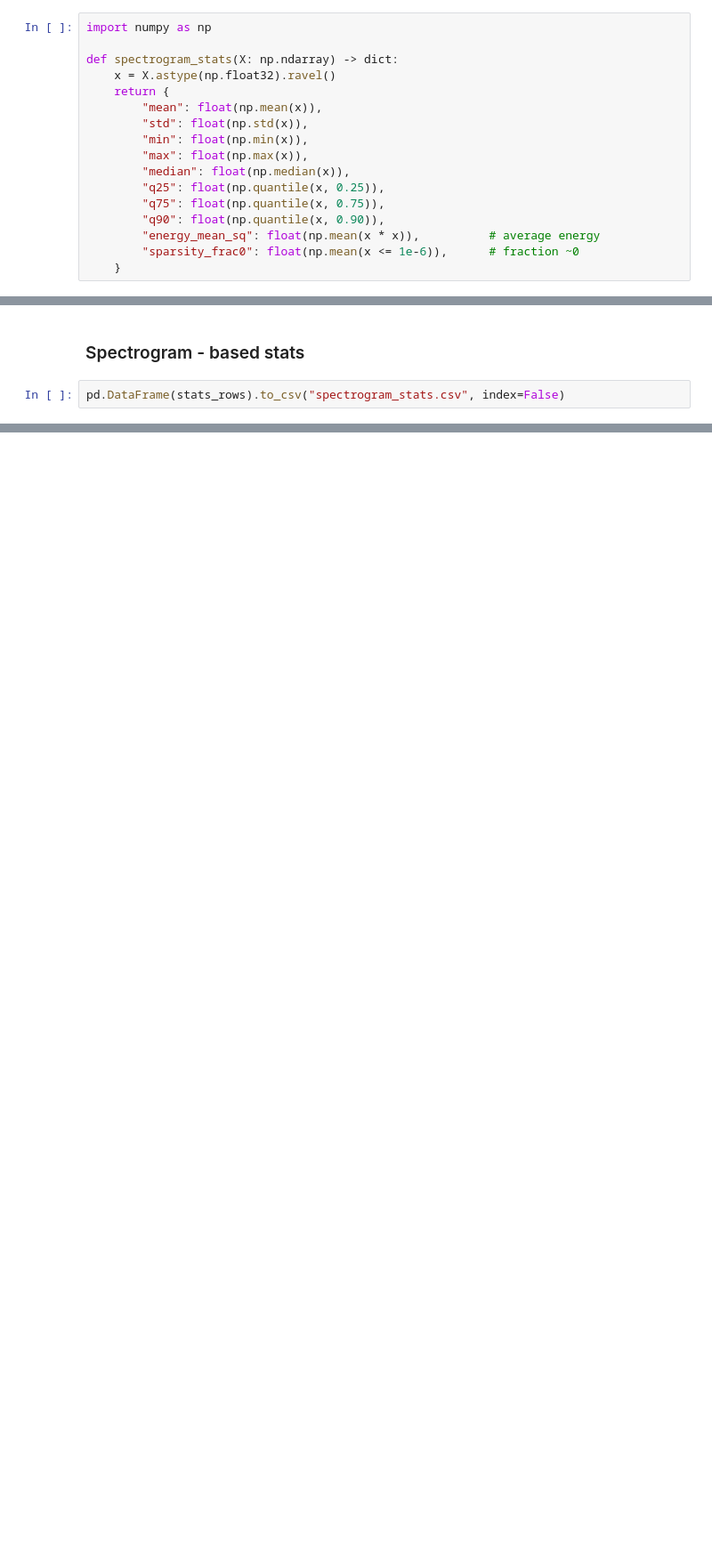
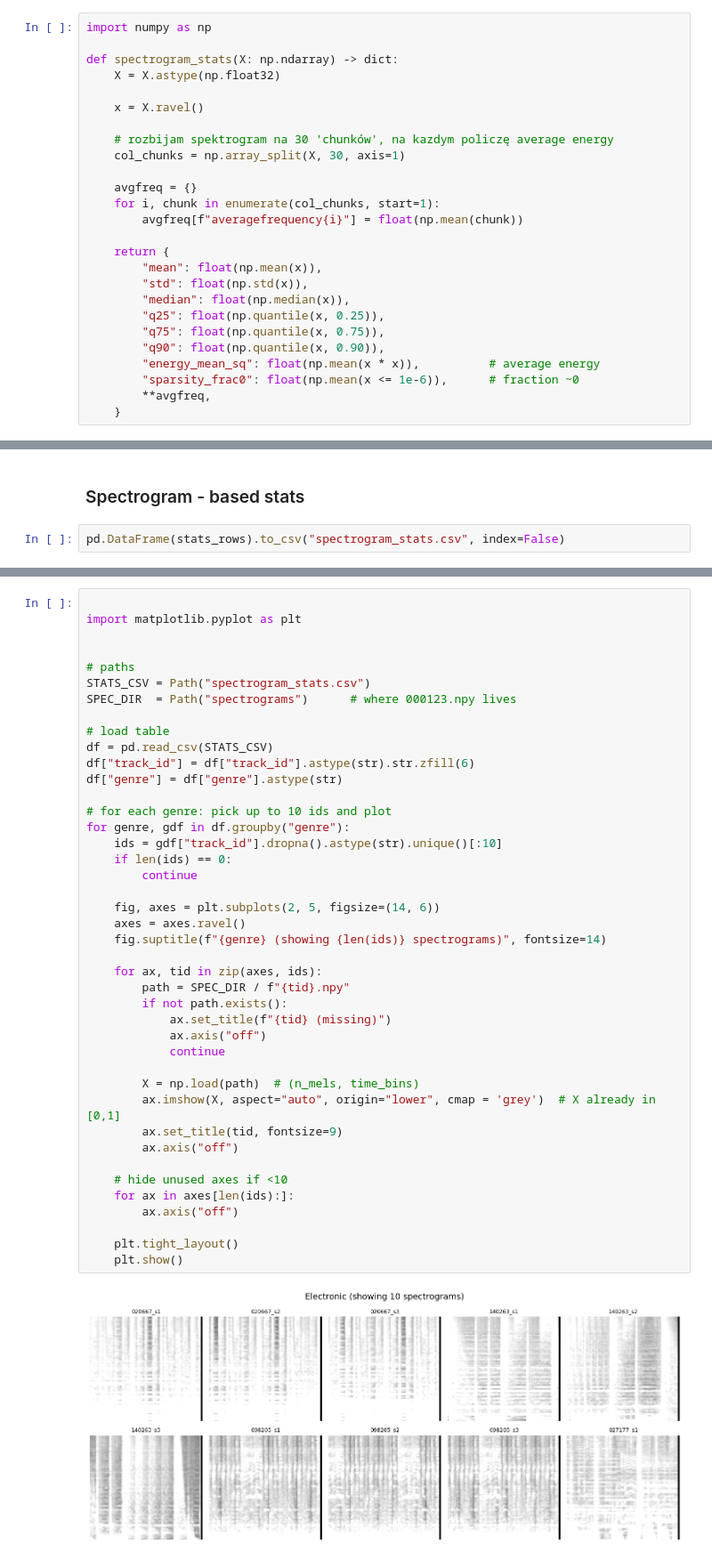
Before and after one commit to PawelMozaryn/CNNs-librosa, a Jupyter notebook: eda.ipynb, the cells around one changed output, grey strips where cells are left out. Shown at 89% size. Saved outputs shown, nothing was run; the diff lists cells and outputs as text; blank space fills up the shorter version.

```diff
--- a/eda.ipynb
+++ b/eda.ipynb
@@ -70,18 +70,27 @@ sns.countplot(data = labels, y = 'track_genre')
 import numpy as np
 
 def spectrogram_stats(X: np.ndarray) -> dict:
-    x = X.astype(np.float32).ravel()
+    X = X.astype(np.float32)
+
+    x = X.ravel()
+
+    # rozbijam spektrogram na 30 'chunków', na kazdym policzę average energy
+    col_chunks = np.array_split(X, 30, axis=1)
+
+    avgfreq = {}
+    for i, chunk in enumerate(col_chunks, start=1):
+        avgfreq[f"averagefrequency{i}"] = float(np.mean(chunk))
+
     return {
         "mean": float(np.mean(x)),
         "std": float(np.std(x)),
-        "min": float(np.min(x)),
-        "max": float(np.max(x)),
         "median": float(np.median(x)),
         "q25": float(np.quantile(x, 0.25)),
         "q75": float(np.quantile(x, 0.75)),
         "q90": float(np.quantile(x, 0.90)),
         "energy_mean_sq": float(np.mean(x * x)),          # average energy
         "sparsity_frac0": float(np.mean(x <= 1e-6)),      # fraction ~0
+        **avgfreq,
     }
 # %% [markdown]
 ### Tworze spektrogramy
@@ -290,0 +368,44 @@ spec_stats
+# %%
+
+import matplotlib.pyplot as plt
+
+
+# paths
+STATS_CSV = Path("spectrogram_stats.csv")
+SPEC_DIR  = Path("spectrograms")      # where 000123.npy lives
+
+# load table
+df = pd.read_csv(STATS_CSV)
+df["track_id"] = df["track_id"].astype(str).str.zfill(6)
+df["genre"] = df["genre"].astype(str)
+
+# for each genre: pick up to 10 ids and plot
+for genre, gdf in df.groupby("genre"):
+    ids = gdf["track_id"].dropna().astype(str).unique()[:10]
+    if len(ids) == 0:
+        continue
+
+    fig, axes = plt.subplots(2, 5, figsize=(14, 6))
+    axes = axes.ravel()
+    fig.suptitle(f"{genre} (showing {len(ids)} spectrograms)", fontsize=14)
+
+    for ax, tid in zip(axes, ids):
+        path = SPEC_DIR / f"{tid}.npy"
+        if not path.exists():
+            ax.set_title(f"{tid} (missing)")
+            ax.axis("off")
+            continue
+
+        X = np.load(path)  # (n_mels, time_bins)
+        ax.imshow(X, aspect="auto", origin="lower", cmap = 'grey')  # X already in [0,1]
+        ax.set_title(tid, fontsize=9)
+        ax.axis("off")
+
+    # hide unused axes if <10
+    for ax in axes[len(ids):]:
+        ax.axis("off")
+
+    plt.tight_layout()
+    plt.show()
+# %% [output]
+[figure, added]
```
Also changed, not shown: parts of 7 cells of this notebook, 2 other files.
